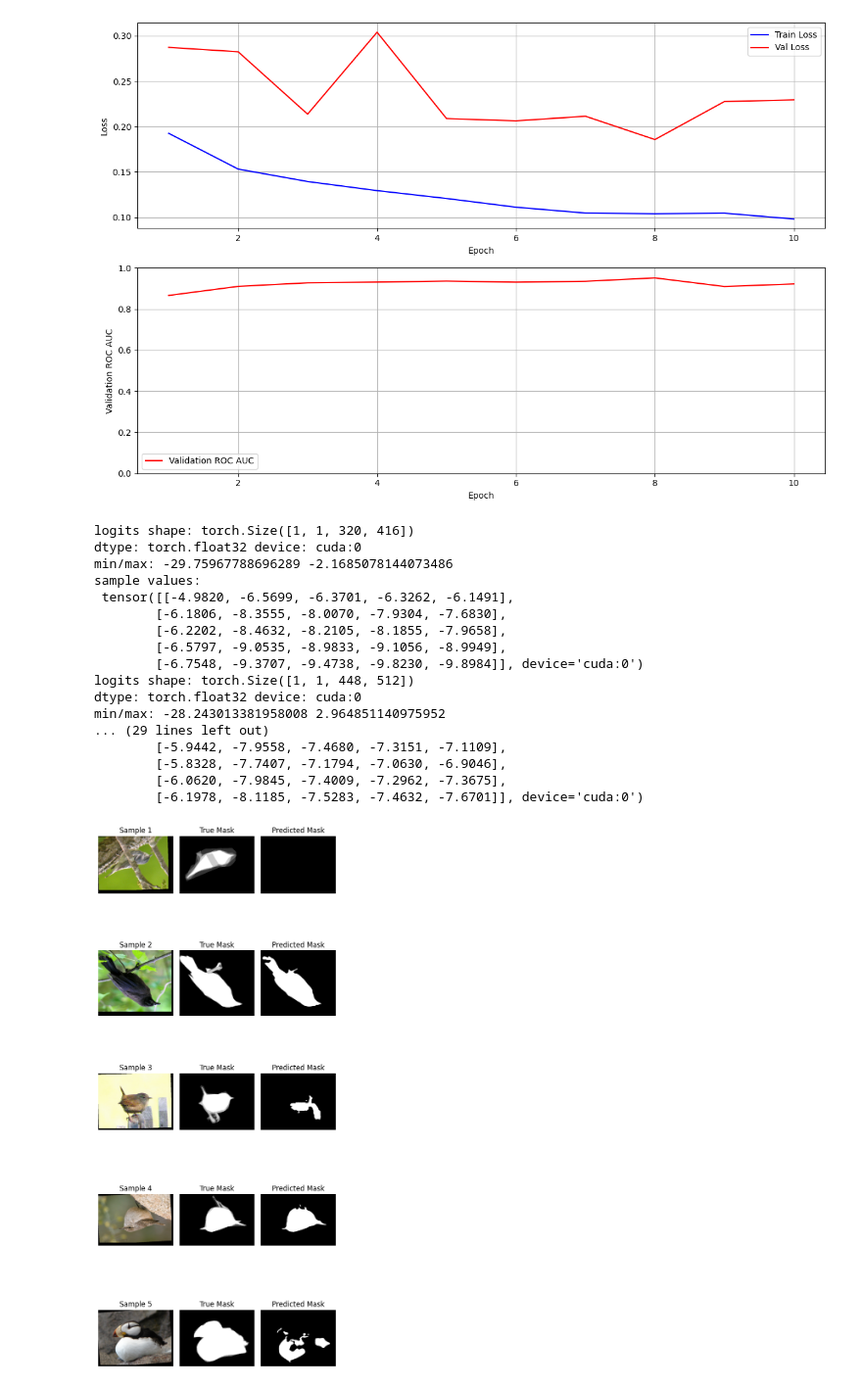
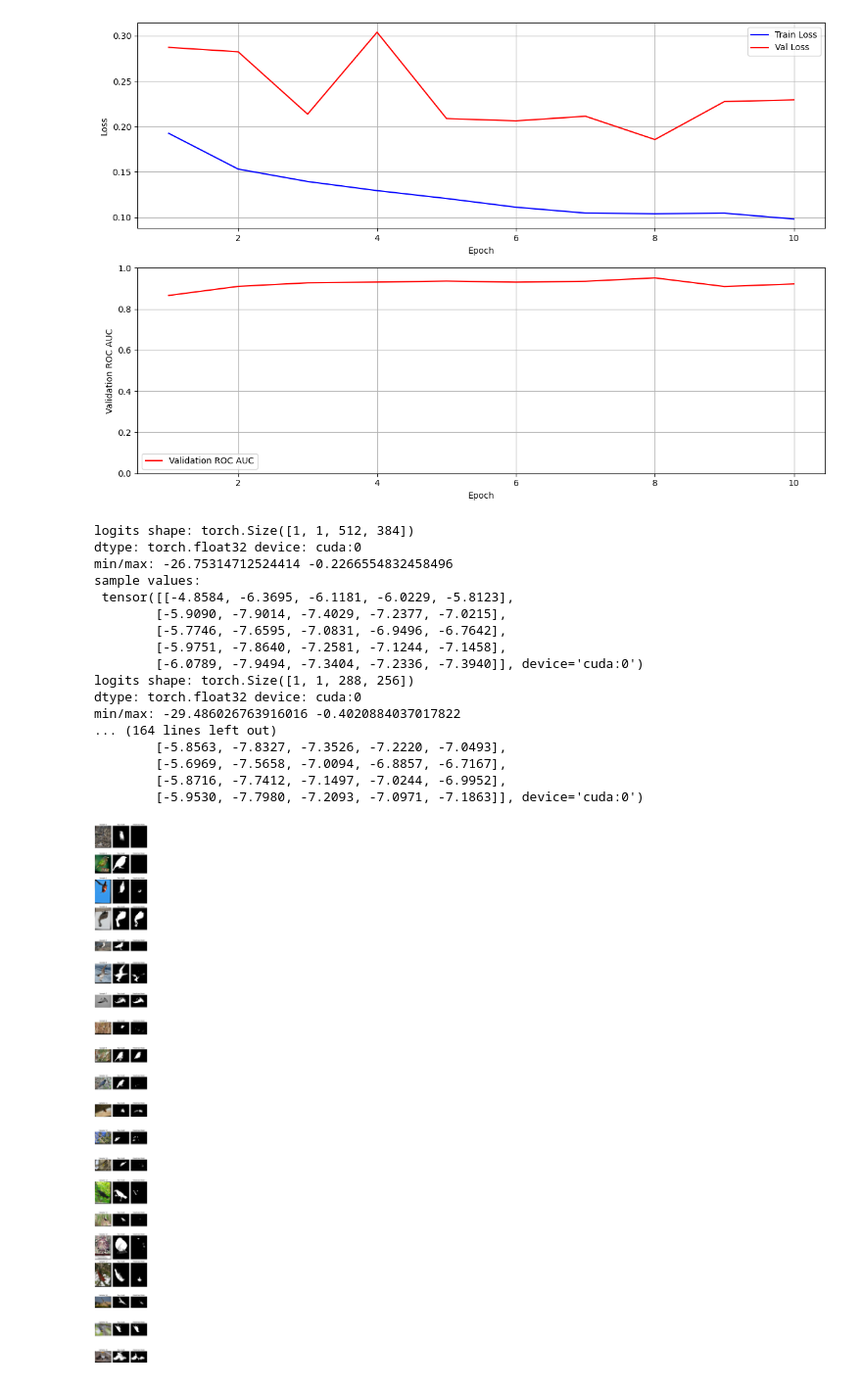
Before and after one commit to crilillo14/fusionLearning, a Jupyter notebook: fusionLearning/models/Unet_resnet18/model.ipynb, the cells around one changed output. Shown at 98% size. Saved outputs shown, nothing was run; the diff lists cells and outputs as text; code cells hidden in the pictures.

```diff
--- a/fusionLearning/models/Unet_resnet18/model.ipynb
+++ b/fusionLearning/models/Unet_resnet18/model.ipynb
@@ -470,31 +470,31 @@ def inference_from_paths(model, modelDir, test_dataloader, n=5):
 # %%
 
 
 model = smp.Unet(
     encoder_name= encoder,
     encoder_weights=None,
     in_channels=3,
     classes=NUM_CLASSES,
 )
 
 
-inference_from_paths(model=model, modelDir="models/Unet_resnet18/", test_dataloader=test_dataloader, n=5)
+inference_from_paths(model=model, modelDir=f"models/Unet_{encoder}/", test_dataloader=test_dataloader, n=20)
 # %% [output]
-logits shape: torch.Size([1, 1, 320, 416])
+logits shape: torch.Size([1, 1, 512, 384])
 dtype: torch.float32 device: cuda:0
-min/max: -29.75967788696289 -2.1685078144073486
+min/max: -26.75314712524414 -0.2266554832458496
 sample values:
- tensor([[-4.9820, -6.5699, -6.3701, -6.3262, -6.1491],
-        [-6.1806, -8.3555, -8.0070, -7.9304, -7.6830],
-        [-6.2202, -8.4632, -8.2105, -8.1855, -7.9658],
-        [-6.5797, -9.0535, -8.9833, -9.1056, -8.9949],
-        [-6.7548, -9.3707, -9.4738, -9.8230, -9.8984]], device='cuda:0')
-logits shape: torch.Size([1, 1, 448, 512])
+ tensor([[-4.8584, -6.3695, -6.1181, -6.0229, -5.8123],
+        [-5.9090, -7.9014, -7.4029, -7.2377, -7.0215],
+        [-5.7746, -7.6595, -7.0831, -6.9496, -6.7642],
+        [-5.9751, -7.8640, -7.2581, -7.1244, -7.1458],
+        [-6.0789, -7.9494, -7.3404, -7.2336, -7.3940]], device='cuda:0')
+logits shape: torch.Size([1, 1, 288, 256])
 dtype: torch.float32 device: cuda:0
-min/max: -28.243013381958008 2.964851140975952
-... (29 lines left out)
-        [-5.9442, -7.9558, -7.4680, -7.3151, -7.1109],
-        [-5.8328, -7.7407, -7.1794, -7.0630, -6.9046],
-        [-6.0620, -7.9845, -7.4009, -7.2962, -7.3675],
-        [-6.1978, -8.1185, -7.5283, -7.4632, -7.6701]], device='cuda:0')
+min/max: -29.486026763916016 -0.4020884037017822
+... (164 lines left out)
+        [-5.8563, -7.8327, -7.3526, -7.2220, -7.0493],
+        [-5.6969, -7.5658, -7.0094, -6.8857, -6.7167],
+        [-5.8716, -7.7412, -7.1497, -7.0244, -6.9952],
+        [-5.9530, -7.7980, -7.2093, -7.0971, -7.1863]], device='cuda:0')
-[figure, old version]
+[figure, new version]
```
Also changed, not shown: parts of 2 cells of this notebook, 53 other files.
